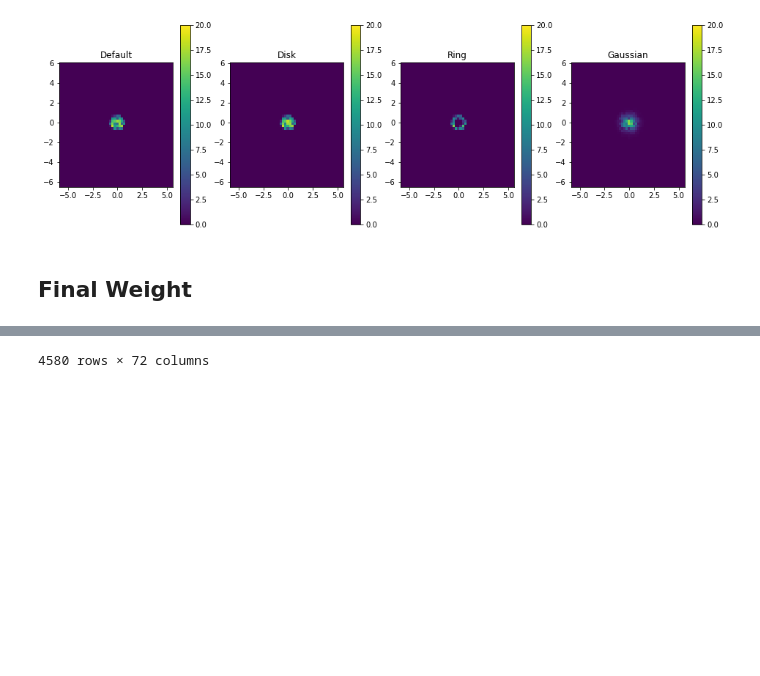
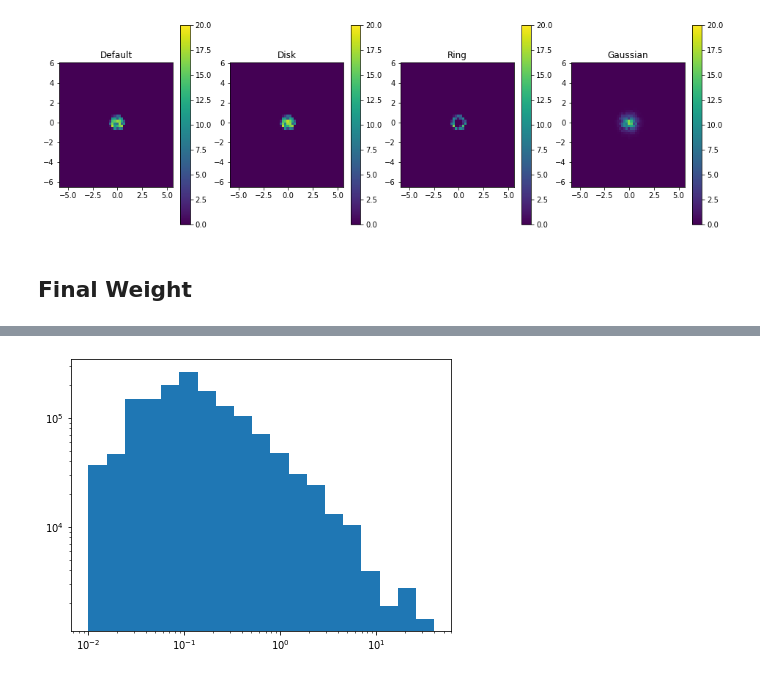
Before and after one commit to cta-observatory/srcsim, a Jupyter notebook: Plot.ipynb, the cells around one changed output, grey strips where cells are left out. Cells and saved outputs as stored; diff of their text form; code cells hidden in the pictures; blank space fills up the shorter version.

```diff
--- a/Plot.ipynb
+++ b/Plot.ipynb
@@ -280,3 +323,5 @@ table
 # %%
-filename = './simulation.h5'
-new = pd.read_hdf(filename, key='dl2/event/telescope/parameters/LST_LSTCam')
+obs.total(write=True)
+name = './dl2_LST-1.Run99999.h5'
+total = pd.read_hdf(name, key='dl2/event/telescope/parameters/LST_LSTCam')
+total
@@ -283,3 +342,11 @@ new = pd.read_hdf(filename, key='dl2/event/telescope/parameters/LST_LSTCam')
 # %%
-new
+plt.figure(figsize=(15, 5))
+
+plt.subplot(121)
+plt.semilogy()
+plt.semilogx()
+plt.hist(
+    total['mc_energy'],
+    bins= binning,
+);
 # %% [output]
@@ -298 +353 @@ new
-4580 rows × 72 columns
+[figure, added]
```
Also changed, not shown: parts of 13 cells of this notebook, 3 other files.
